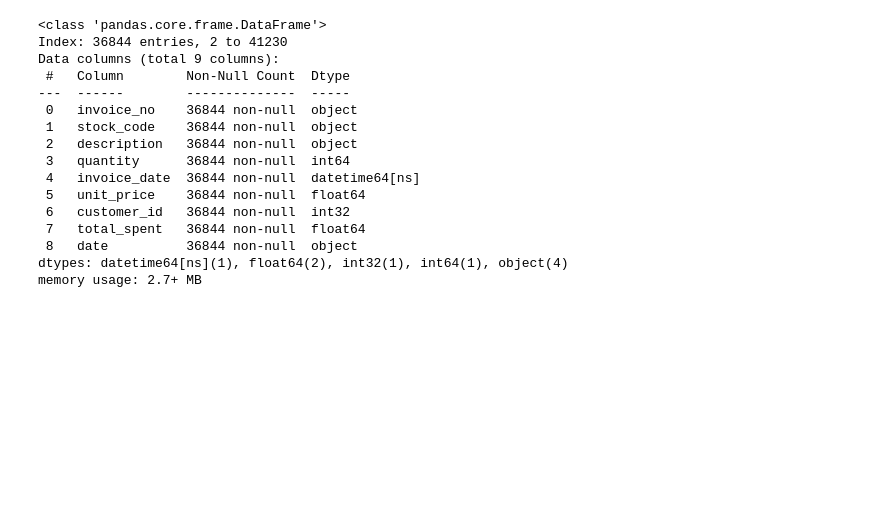
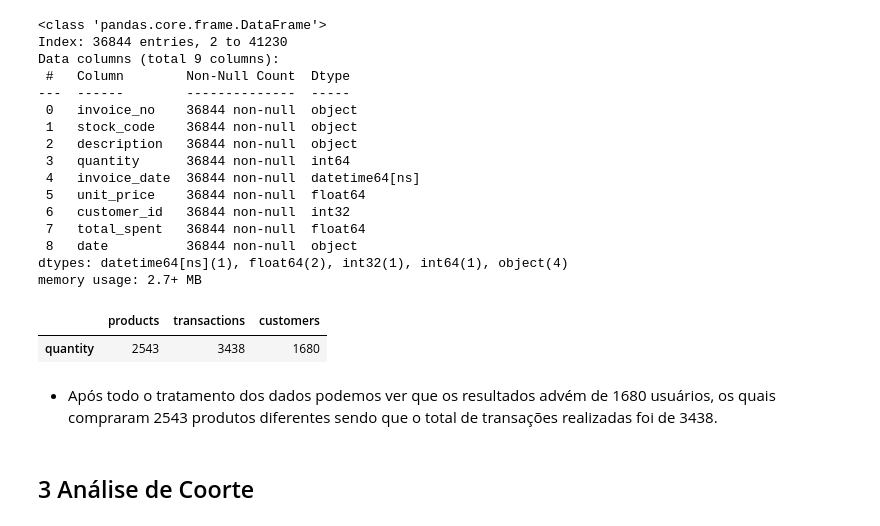
Before and after one commit to renanpan/Segmentando_clientes, a Jupyter notebook: projeto_sprint_13.ipynb, the cells around one changed output. Drawn from its saved outputs; the diff is of its cells as text; code cells hidden in the pictures; blank space fills up the shorter version.

Commit message:
criar tabela para resumir os dados

```diff
--- a/projeto_sprint_13.ipynb
+++ b/projeto_sprint_13.ipynb
@@ -584,3 +584,16 @@ Data columns (total 9 columns):
  8   date          36844 non-null  object
 dtypes: datetime64[ns](1), float64(2), int32(1), int64(1), object(4)
 memory usage: 2.7+ MB
+# %%
+#Criar uma tabela para resumir os dados
+pd.DataFrame([{'products': len(ecommerce_clean_27['stock_code'].value_counts()),
+               'transactions':len(ecommerce_clean_27['invoice_no'].value_counts()),
+               'customers':len(ecommerce_clean_27['customer_id'].value_counts()),
+               }], columns=['products','transactions','customers'], index=['quantity'])
+# %% [output]
+|  | products | transactions | customers |
+| quantity | 2543 | 3438 | 1680 |
+# %% [markdown]
+- Após todo o tratamento dos dados podemos ver que os resultados advém de 1680 usuários, os quais compraram 2543 produtos diferentes sendo que o total de transações realizadas foi de 3438.
+# %% [markdown]
+## 3 Análise de Coorte
```
